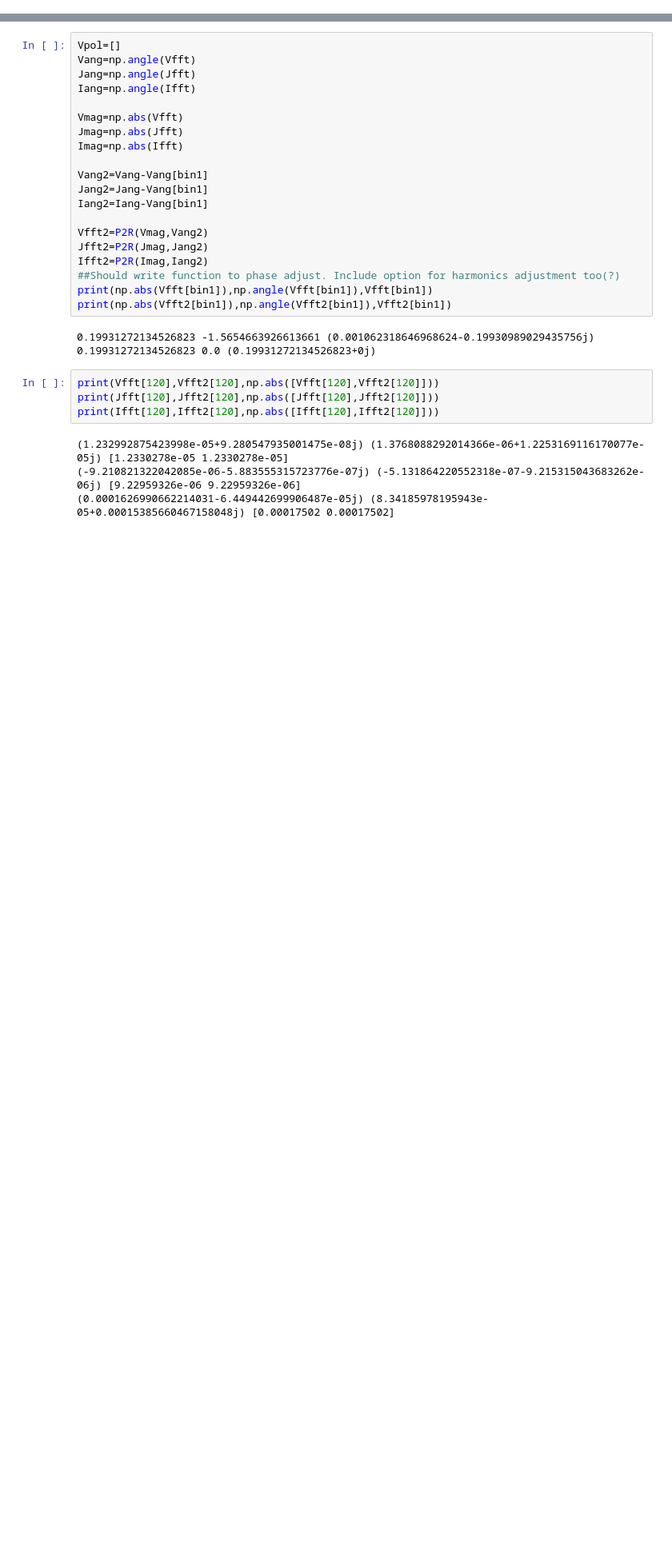
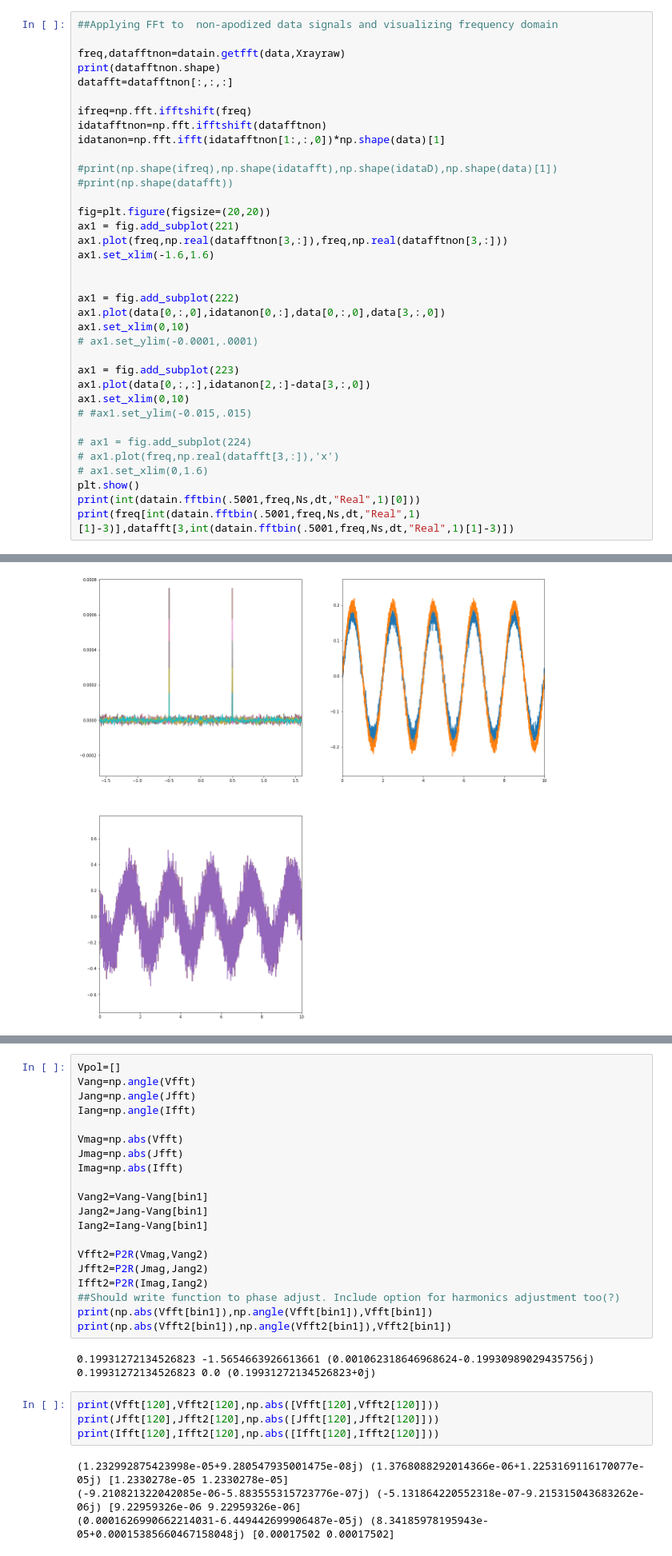
Before and after one commit to BGerwe/Xray-Project, a Jupyter notebook: Scratch.ipynb, the cells around one changed output, grey strips where cells are left out. Shown at 80% size. Cells and saved outputs as stored; diff of their text form; blank space fills up the shorter version.

```diff
--- a/Scratch.ipynb
+++ b/Scratch.ipynb
@@ -208,0 +164,37 @@ print(Ns*dt)
+# %%
+##Applying FFt to  non-apodized data signals and visualizing frequency domain
+
+freq,datafftnon=datain.getfft(data,Xrayraw)
+print(datafftnon.shape)
+datafft=datafftnon[:,:,:]
+
+ifreq=np.fft.ifftshift(freq)
+idatafftnon=np.fft.ifftshift(datafftnon)
+idatanon=np.fft.ifft(idatafftnon[1:,:,0])*np.shape(data)[1]
+
+#print(np.shape(ifreq),np.shape(idatafft),np.shape(idataD),np.shape(data)[1])
+#print(np.shape(datafft))
+
+fig=plt.figure(figsize=(20,20))
+ax1 = fig.add_subplot(221)
+ax1.plot(freq,np.real(datafftnon[3,:]),freq,np.real(datafftnon[3,:]))
+ax1.set_xlim(-1.6,1.6)
+
+
+ax1 = fig.add_subplot(222)
+ax1.plot(data[0,:,0],idatanon[0,:],data[0,:,0],data[3,:,0])
+ax1.set_xlim(0,10)
+# ax1.set_ylim(-0.0001,.0001)
+
+ax1 = fig.add_subplot(223)
+ax1.plot(data[0,:,:],idatanon[2,:]-data[3,:,0])
+ax1.set_xlim(0,10)
+# #ax1.set_ylim(-0.015,.015)
+
+# ax1 = fig.add_subplot(224)
+# ax1.plot(freq,np.real(datafft[3,:]),'x')
+# ax1.set_xlim(0,1.6)
+plt.show()
+print(int(datain.fftbin(.5001,freq,Ns,dt,"Real",1)[0]))
+print(freq[int(datain.fftbin(.5001,freq,Ns,dt,"Real",1)[1]-3)],datafft[3,int(datain.fftbin(.5001,freq,Ns,dt,"Real",1)[1]-3)])
+# %% [output]
@@ -208,0 +202 @@ print(Ns*dt)
+[figure, added]
```
Also changed, not shown: parts of 41 cells of this notebook, 1 other file.
